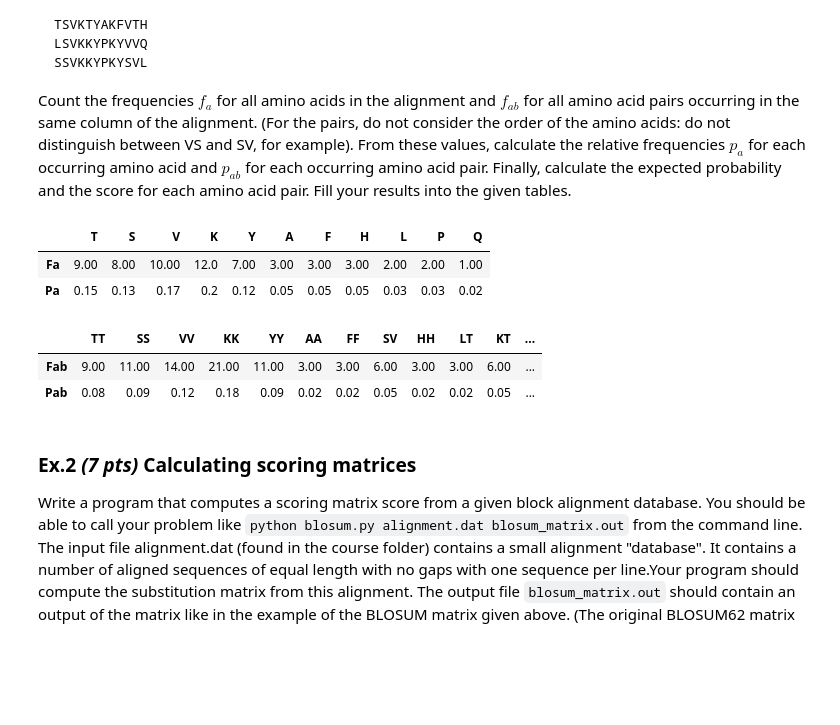
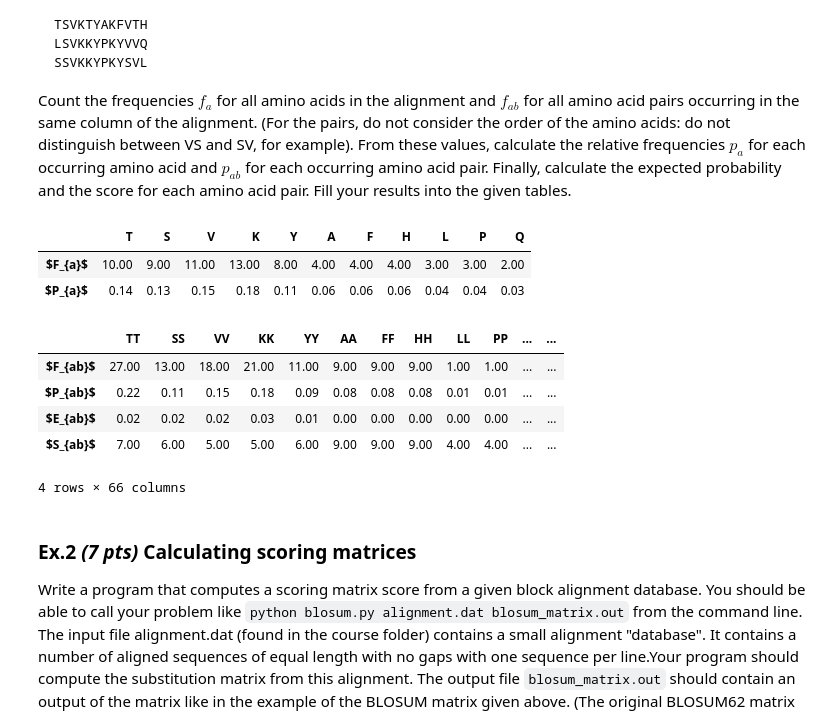
Before and after one commit to saradiazdelser/plab-assigments, a Jupyter notebook: diazdelser-plab-4/diazdelser-plab-4.ipynb, the cells around one changed output. Cells and saved outputs as stored; diff of their text form; code cells hidden in the pictures; blank space fills up the shorter version.

```diff
--- a/diazdelser-plab-4/diazdelser-plab-4.ipynb
+++ b/diazdelser-plab-4/diazdelser-plab-4.ipynb
@@ -36,12 +36,18 @@ seq5 = 'SSVKKYPKYSVL'
 # fa
 def fa(seq:str) -> dict:
 	"""Return frequency of all amino acids"""
-	return Counter(seq)
+	# Start count at 1
+	counter = Counter(seq)
+	add_1 = {key :1 for key in list(counter.keys()) }
+	return counter + Counter(add_1)
 # %%
 # fab
-def pair_freq(seq1,seq2):
+def pair_freq(seqA,seqB):
 	"""Add pair frequencies from two sequences into dictionary"""
 	all_pairs = []
+	# seq1 should be the smaller one
+	seq1 = min([seqA,seqB],key = len)
+	seq2 = max([seqA,seqB], key = len)
 	for i in range(len(seq1)):
 		# Append pair (ordered) to list:
 		key = sorted([seq1[i],seq2[i]])
@@ -53,7 +59,10 @@ def all_pair_freq(seq_list:list) -> dict:
 	all_pairs = []
 	for seq1,seq2 in combinations(seq_list,2):
 		all_pairs.extend(pair_freq(seq1,seq2))
-	return Counter(all_pairs)
+
+	counter = Counter(all_pairs)
+	add_1 = {key :1 for key in list(counter.keys()) }
+	return counter
 # %%
 # pa (relative frequency for aa)
 def rel_freq(freq:dict) -> dict:
@@ -70,10 +79,10 @@ def expected_prob(freq:dict) -> dict:
 	for pair in possible_pairs:
 		# eaa = pa * pa
 		if pair[0]==pair[1]:
-			prob = freq.get(pair[0])**2
+			prob = freq_rel.get(pair[0],1)*freq_rel.get(pair[0],1)
 		# eab = pa * pb + pb * pa = 2 * pa * pb
 		else:
-			prob = 2*freq.get(pair[0])*freq.get(pair[1])
+			prob = 2*freq_rel.get(pair[0],1)*freq_rel.get(pair[1],1)
 		expected.update({pair: prob})
 	return expected
 # %%
@@ -99,19 +108,22 @@ p_exp = expected_prob(freq)
 p_score = pair_score(p_freq_rel, p_exp)
 # %%
 # Fill the tables
-single_df = pd.DataFrame([freq, freq_rel], ['Fa','Pa']).round(decimals =2)
+single_df = pd.DataFrame([freq, freq_rel], ['$F_{a}$','$P_{a}$']).round(decimals =2)
 single_df
 # %% [output]
 |  | T | S | V | K | Y | A | F | H | L | P | Q |
-| Fa | 9.00 | 8.00 | 10.00 | 12.0 | 7.00 | 3.00 | 3.00 | 3.00 | 2.00 | 2.00 | 1.00 |
-| Pa | 0.15 | 0.13 | 0.17 | 0.2 | 0.12 | 0.05 | 0.05 | 0.05 | 0.03 | 0.03 | 0.02 |
+| $F_{a}$ | 10.00 | 9.00 | 11.00 | 13.00 | 8.00 | 4.00 | 4.00 | 4.00 | 3.00 | 3.00 | 2.00 |
+| $P_{a}$ | 0.14 | 0.13 | 0.15 | 0.18 | 0.11 | 0.06 | 0.06 | 0.06 | 0.04 | 0.04 | 0.03 |
 # %%
-pair_df = pd.DataFrame([p_freq, p_freq_rel], ['Fab','Pab']).round(decimals =2)
+pair_df = pd.DataFrame([p_freq, p_freq_rel,p_exp,p_score], ['$F_{ab}$','$P_{ab}$', '$E_{ab}$','$S_{ab}$']).round(decimals =2)
 pair_df
 # %% [output]
-|  | TT | SS | VV | KK | YY | AA | FF | SV | HH | LT | KT | ... |
-| Fab | 9.00 | 11.00 | 14.00 | 21.00 | 11.00 | 3.00 | 3.00 | 6.00 | 3.00 | 3.00 | 6.00 | ... |
-| Pab | 0.08 | 0.09 | 0.12 | 0.18 | 0.09 | 0.02 | 0.02 | 0.05 | 0.02 | 0.02 | 0.05 | ... |
+|  | TT | SS | VV | KK | YY | AA | FF | HH | LL | PP | ... | ... |
+| $F_{ab}$ | 27.00 | 13.00 | 18.00 | 21.00 | 11.00 | 9.00 | 9.00 | 9.00 | 1.00 | 1.00 | ... | ... |
+| $P_{ab}$ | 0.22 | 0.11 | 0.15 | 0.18 | 0.09 | 0.08 | 0.08 | 0.08 | 0.01 | 0.01 | ... | ... |
+| $E_{ab}$ | 0.02 | 0.02 | 0.02 | 0.03 | 0.01 | 0.00 | 0.00 | 0.00 | 0.00 | 0.00 | ... | ... |
+| $S_{ab}$ | 7.00 | 6.00 | 5.00 | 5.00 | 6.00 | 9.00 | 9.00 | 9.00 | 4.00 | 4.00 | ... | ... |
+4 rows × 66 columns
 # %% [markdown]
 ### Ex.2 _(7 pts)_ Calculating scoring matrices
 
```
Also changed, not shown: parts of 20 cells of this notebook, 5 other files.
